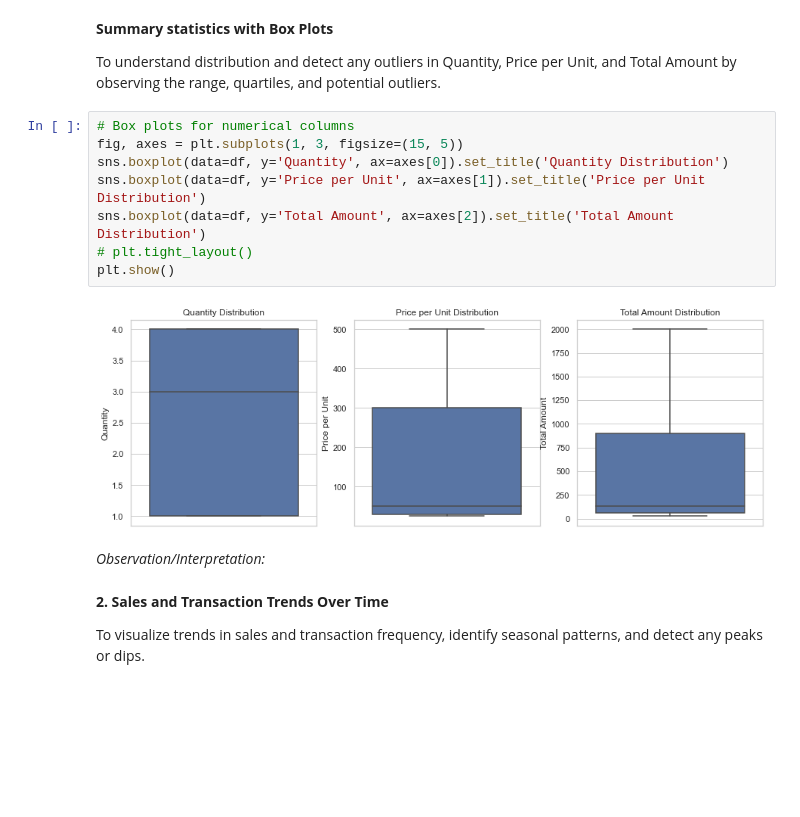
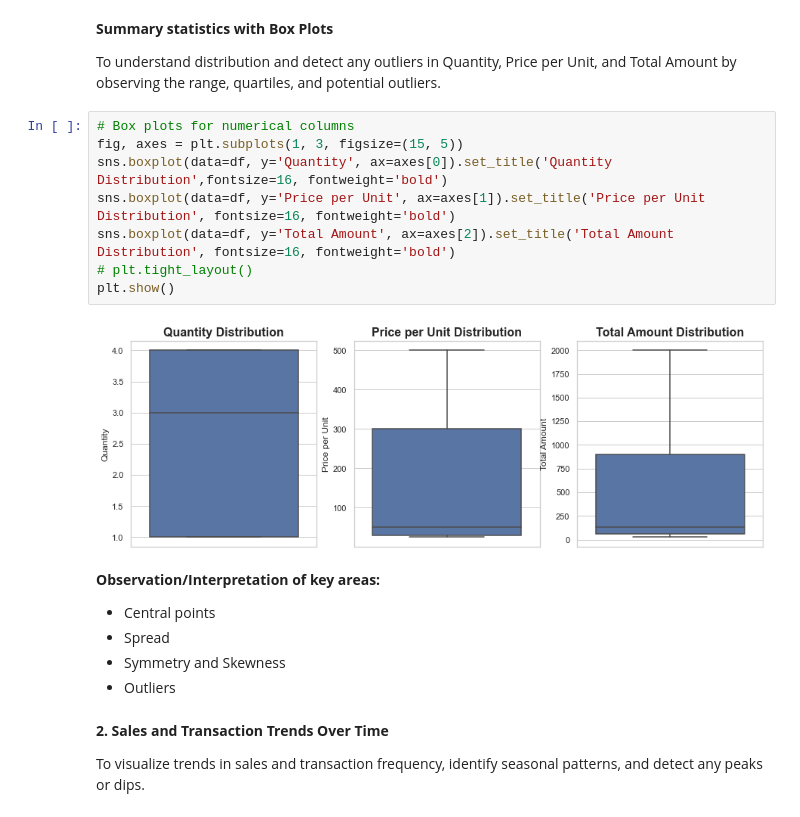
Before and after one commit to mandele1999/retail_sales_analytics, a Jupyter notebook: 03_data_analysis.ipynb, the cells around one changed output. Drawn from its saved outputs; the diff is of its cells as text; blank space fills up the shorter version.

```diff
--- a/03_data_analysis.ipynb
+++ b/03_data_analysis.ipynb
@@ -101,15 +101,20 @@ To understand distribution and detect any outliers in Quantity, Price per Unit,
 # %%
 # Box plots for numerical columns
 fig, axes = plt.subplots(1, 3, figsize=(15, 5))
-sns.boxplot(data=df, y='Quantity', ax=axes[0]).set_title('Quantity Distribution')
-sns.boxplot(data=df, y='Price per Unit', ax=axes[1]).set_title('Price per Unit Distribution')
-sns.boxplot(data=df, y='Total Amount', ax=axes[2]).set_title('Total Amount Distribution')
+sns.boxplot(data=df, y='Quantity', ax=axes[0]).set_title('Quantity Distribution',fontsize=16, fontweight='bold')
+sns.boxplot(data=df, y='Price per Unit', ax=axes[1]).set_title('Price per Unit Distribution', fontsize=16, fontweight='bold')
+sns.boxplot(data=df, y='Total Amount', ax=axes[2]).set_title('Total Amount Distribution', fontsize=16, fontweight='bold')
 # plt.tight_layout()
 plt.show()
 # %% [output]
-[figure, old version]
+[figure, new version]
-# %% [markdown]
-*Observation/Interpretation:*
+# %% [markdown]
+**Observation/Interpretation of key areas:**
+
+* Central points
+* Spread
+* Symmetry and Skewness
+* Outliers
 # %% [markdown]
 **2. Sales and Transaction Trends Over Time**
 
```
Also changed, not shown: parts of 4 cells of this notebook.
